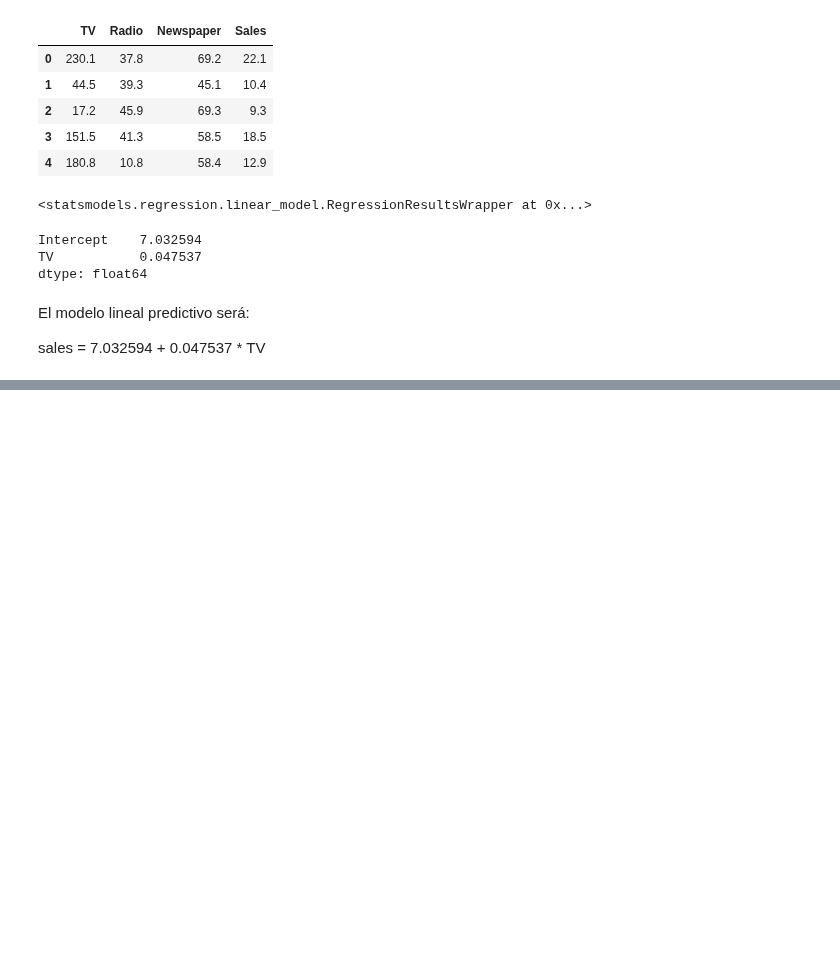
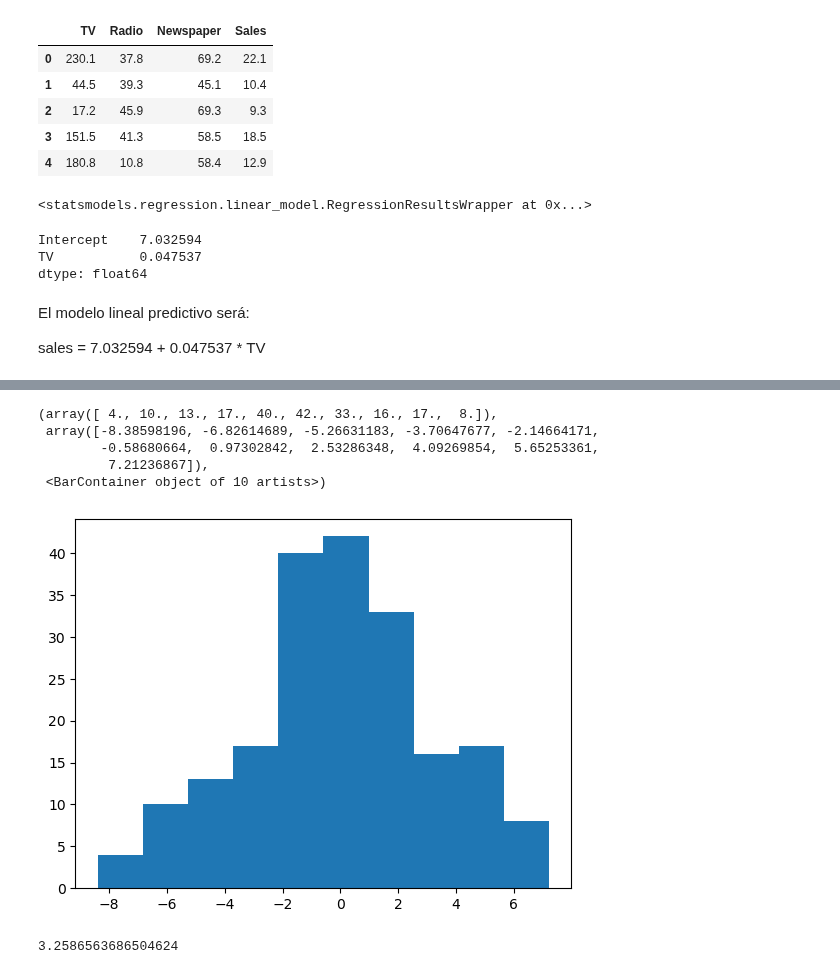
Before and after one commit to Chefi/python-ml-course, a Jupyter notebook: notebooks/Modelos de Regresion en Python Mi Notebook.ipynb, the cells around one changed output, grey strips where cells are left out. Saved outputs shown, nothing was run; the diff lists cells and outputs as text; code cells hidden in the pictures; blank space fills up the shorter version.

```diff
--- a/notebooks/Modelos de Regresion en Python Mi Notebook.ipynb
+++ b/notebooks/Modelos de Regresion en Python Mi Notebook.ipynb
@@ -34,0 +115,2 @@ sales = 7.032594 + 0.047537 * TV
+# %%
+data["sales_pred"] = lm.predict()
@@ -34,0 +126,2 @@ sales = 7.032594 + 0.047537 * TV
+# %%
+data["RSE"] = (data["Sales"] - data["sales_pred"])**2
@@ -34,0 +155,13 @@ sales = 7.032594 + 0.047537 * TV
+# %%
+plt.hist(data["Sales"] - data["sales_pred"])
+# %% [output]
+(array([ 4., 10., 13., 17., 40., 42., 33., 16., 17.,  8.]),
+ array([-8.38598196, -6.82614689, -5.26631183, -3.70647677, -2.14664171,
+        -0.58680664,  0.97302842,  2.53286348,  4.09269854,  5.65253361,
+         7.21236867]),
+ <BarContainer object of 10 artists>)
+[figure, added]
+# %%
+np.sqrt(lm.mse_resid)
+# %% [output]
+3.2586563686504624
```
Also changed, not shown: parts of 30 cells of this notebook.
